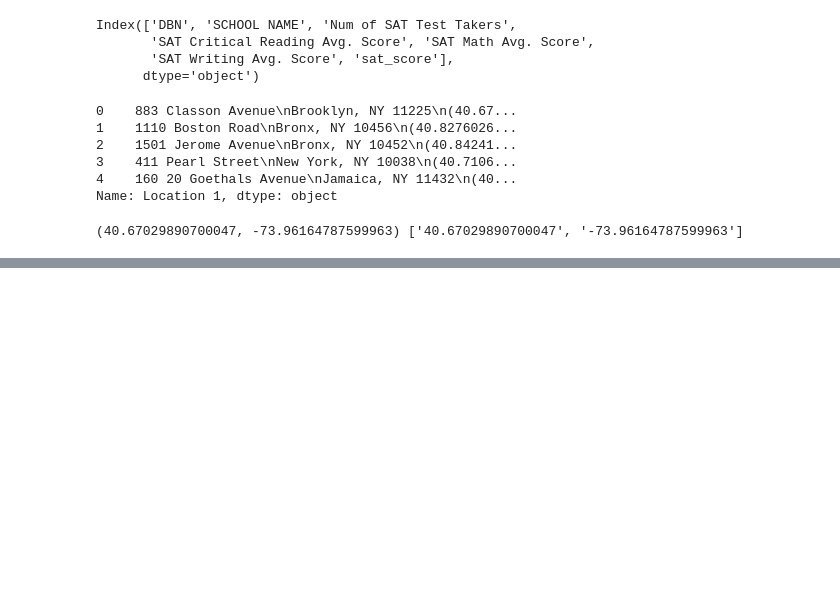
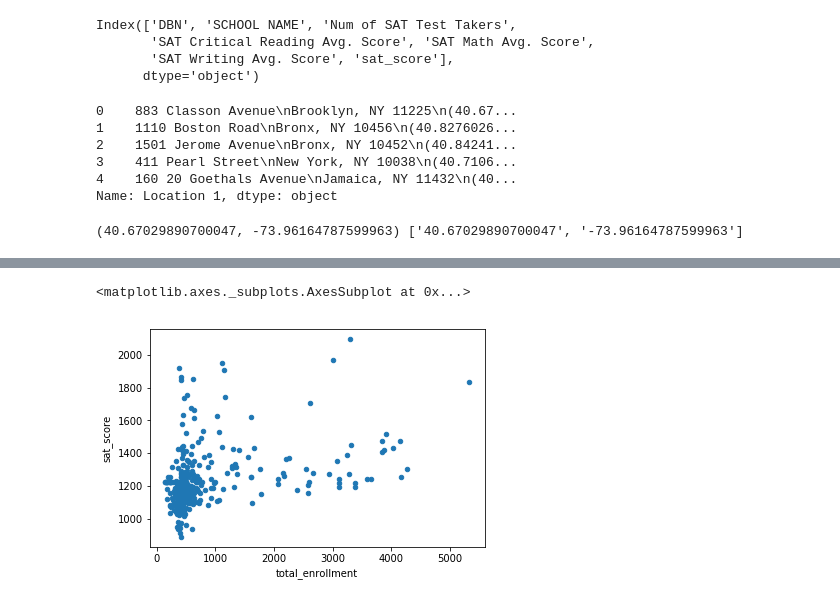
Before and after one commit to natekotila/DataQuestProjects, a Jupyter notebook: NYEducation/NY_Schools.ipynb, the cells around one changed output, grey strips where cells are left out. Drawn from its saved outputs; the diff is of its cells as text; code cells hidden in the pictures; blank space fills up the shorter version.

```diff
--- a/NYEducation/NY_Schools.ipynb
+++ b/NYEducation/NY_Schools.ipynb
@@ -126,0 +207,7 @@ data['hs_directory']['lon'] = pd.to_numeric(data['hs_directory']['lon'], errors
+# %%
+combined = combined.merge(data['class_size'], how = 'inner', on = 'DBN')
+combined = combined.merge(data['demographics'], how = 'inner', on = 'DBN')
+combined = combined.merge(data['survey'], how = 'inner', on = 'DBN')
+combined = combined.merge(data['hs_directory'], how = 'inner', on = 'DBN')
+print(combined.head())
+print(combined.shape)
@@ -126,0 +232,5 @@ data['hs_directory']['lon'] = pd.to_numeric(data['hs_directory']['lon'], errors
+# %%
+means = combined.mean()
+combined = combined.fillna(means)
+combined = combined.fillna(0)
+combined.head()
@@ -126,0 +245,5 @@ data['hs_directory']['lon'] = pd.to_numeric(data['hs_directory']['lon'], errors
+# %%
+def string_extraction(string):
+    return string[0:2]
+# %%
+combined['school_dist'] = combined['DBN'].apply(string_extraction)
@@ -126,0 +272,7 @@ data['hs_directory']['lon'] = pd.to_numeric(data['hs_directory']['lon'], errors
+# %%
+%matplotlib inline
+import matplotlib.pyplot as plt
+combined.plot.scatter(x = 'total_enrollment', y = 'sat_score')
+# %% [output]
+<matplotlib.axes._subplots.AxesSubplot at 0x...>
+[figure, added]
```
Also changed, not shown: parts of 24 cells of this notebook, 5 other files.
